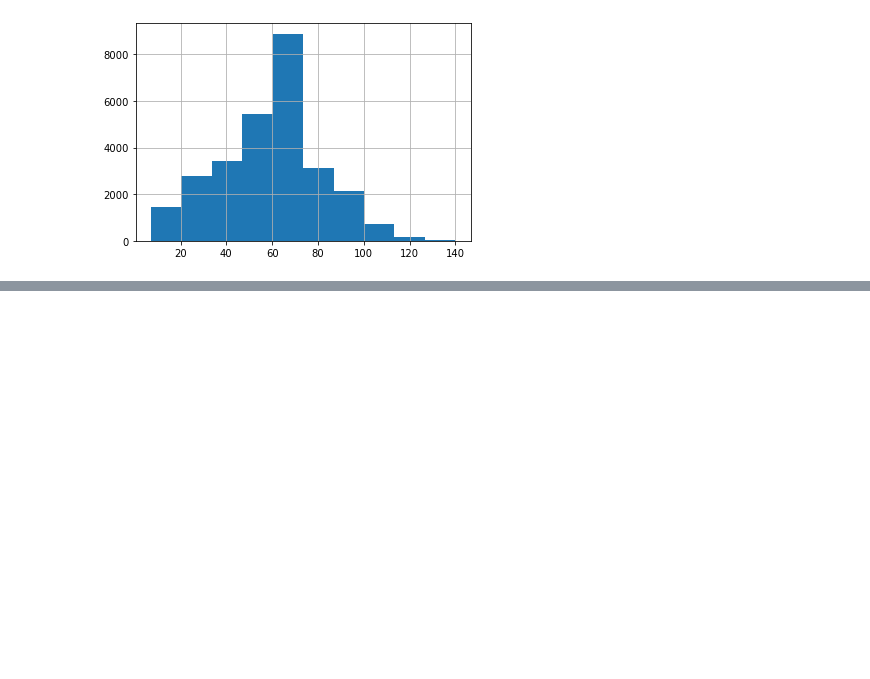
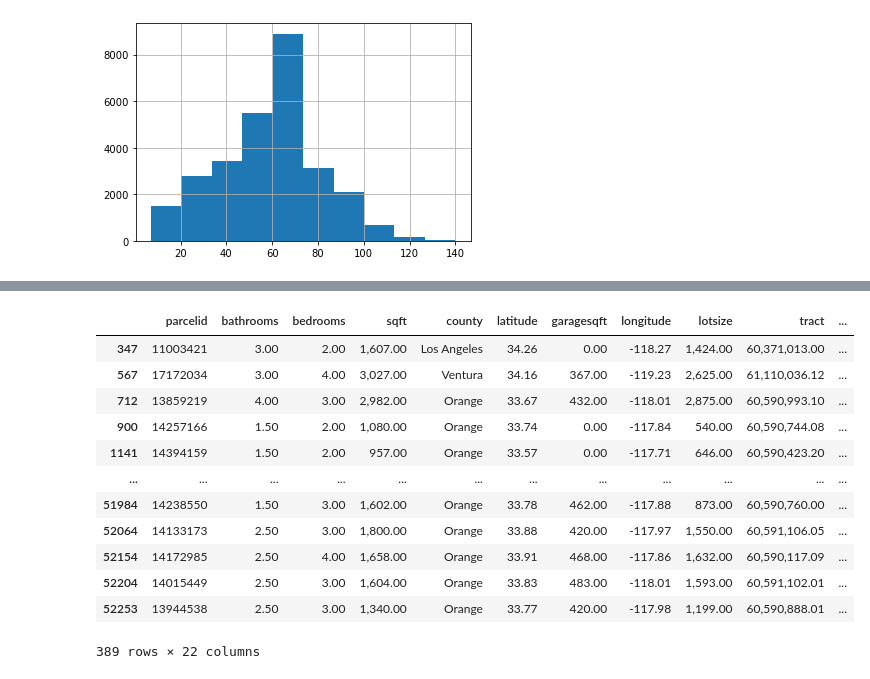
Before and after one commit to Codeup-Joe-Dan/zillow_clustering, a Jupyter notebook: explore_draft.ipynb, the cells around one changed output, grey strips where cells are left out. Saved outputs shown, nothing was run; the diff lists cells and outputs as text; code cells hidden in the pictures; blank space fills up the shorter version.

```diff
--- a/explore_draft.ipynb
+++ b/explore_draft.ipynb
@@ -271,0 +252,16 @@ train[(train.dollarspersqft < 2500) & (train.abserror > .2)].describe()
+# %%
+df[df.lotsize < df.sqft]
+# %% [output]
+|  | parcelid | bathrooms | bedrooms | sqft | county | latitude | garagesqft | longitude | lotsize | tract | ... |
+| 347 | 11003421 | 3.00 | 2.00 | 1,607.00 | Los Angeles | 34.26 | 0.00 | -118.27 | 1,424.00 | 60,371,013.00 | ... |
+| 567 | 17172034 | 3.00 | 4.00 | 3,027.00 | Ventura | 34.16 | 367.00 | -119.23 | 2,625.00 | 61,110,036.12 | ... |
+| 712 | 13859219 | 4.00 | 3.00 | 2,982.00 | Orange | 33.67 | 432.00 | -118.01 | 2,875.00 | 60,590,993.10 | ... |
+| 900 | 14257166 | 1.50 | 2.00 | 1,080.00 | Orange | 33.74 | 0.00 | -117.84 | 540.00 | 60,590,744.08 | ... |
+| 1141 | 14394159 | 1.50 | 2.00 | 957.00 | Orange | 33.57 | 0.00 | -117.71 | 646.00 | 60,590,423.20 | ... |
+| ... | ... | ... | ... | ... | ... | ... | ... | ... | ... | ... | ... |
+| 51984 | 14238550 | 1.50 | 3.00 | 1,602.00 | Orange | 33.78 | 462.00 | -117.88 | 873.00 | 60,590,760.00 | ... |
+| 52064 | 14133173 | 2.50 | 3.00 | 1,800.00 | Orange | 33.88 | 420.00 | -117.97 | 1,550.00 | 60,591,106.05 | ... |
+| 52154 | 14172985 | 2.50 | 4.00 | 1,658.00 | Orange | 33.91 | 468.00 | -117.86 | 1,632.00 | 60,590,117.09 | ... |
+| 52204 | 14015449 | 2.50 | 3.00 | 1,604.00 | Orange | 33.83 | 483.00 | -118.01 | 1,593.00 | 60,591,102.01 | ... |
+| 52253 | 13944538 | 2.50 | 3.00 | 1,340.00 | Orange | 33.77 | 420.00 | -117.98 | 1,199.00 | 60,590,888.01 | ... |
+389 rows × 22 columns
```
Also changed, not shown: parts of 23 cells of this notebook, 4 other files.
